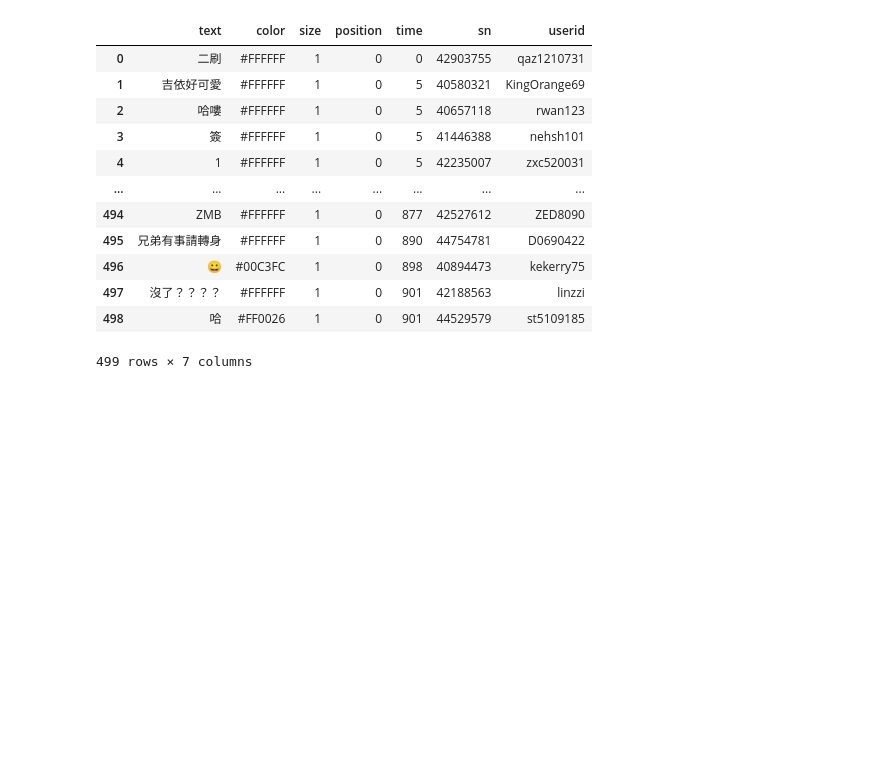
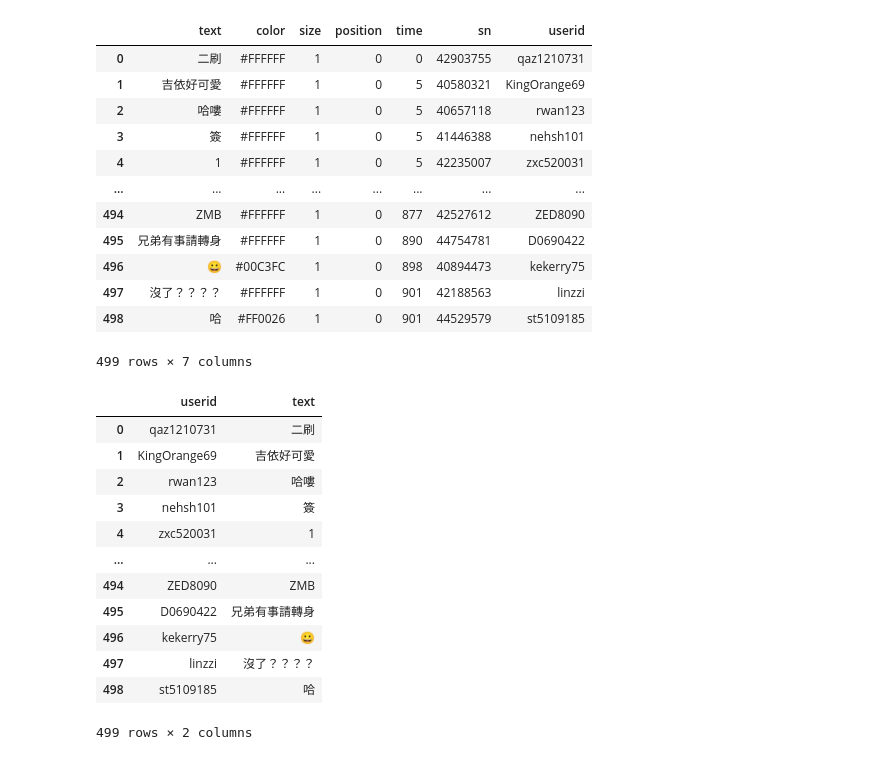
Before and after one commit to Elwing-Chou/tibame_0618, a Jupyter notebook: tibame_0626.ipynb, the cells around one changed output. Cells and saved outputs as stored; diff of their text form; code cells hidden in the pictures; blank space fills up the shorter version.

```diff
--- a/tibame_0626.ipynb
+++ b/tibame_0626.ipynb
@@ -119,3 +119,23 @@ df
 | 497 | 沒了？？？？ | #FFFFFF | 1 | 0 | 901 | 42188563 | linzzi |
 | 498 | 哈 | #FF0026 | 1 | 0 | 901 | 44529579 | st5109185 |
 499 rows × 7 columns
+# %%
+# 取行: 字典
+df["text"]
+# 取多航:
+cols = ["userid", "text"]
+df[cols]
+# %% [output]
+|  | userid | text |
+| 0 | qaz1210731 | 二刷 |
+| 1 | KingOrange69 | 吉依好可愛 |
+| 2 | rwan123 | 哈嘍 |
+| 3 | nehsh101 | 簽 |
+| 4 | zxc520031 | 1 |
+| ... | ... | ... |
+| 494 | ZED8090 | ZMB |
+| 495 | D0690422 | 兄弟有事請轉身 |
+| 496 | kekerry75 | 😀 |
+| 497 | linzzi | 沒了？？？？ |
+| 498 | st5109185 | 哈 |
+499 rows × 2 columns
```
